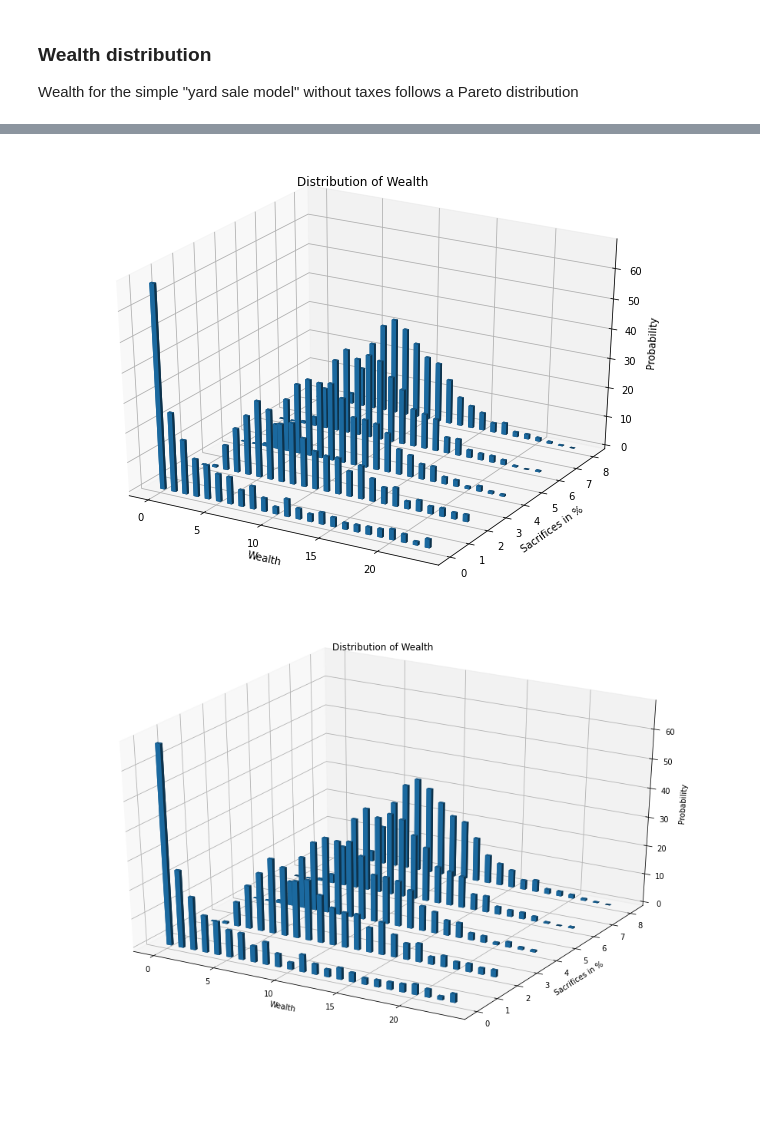
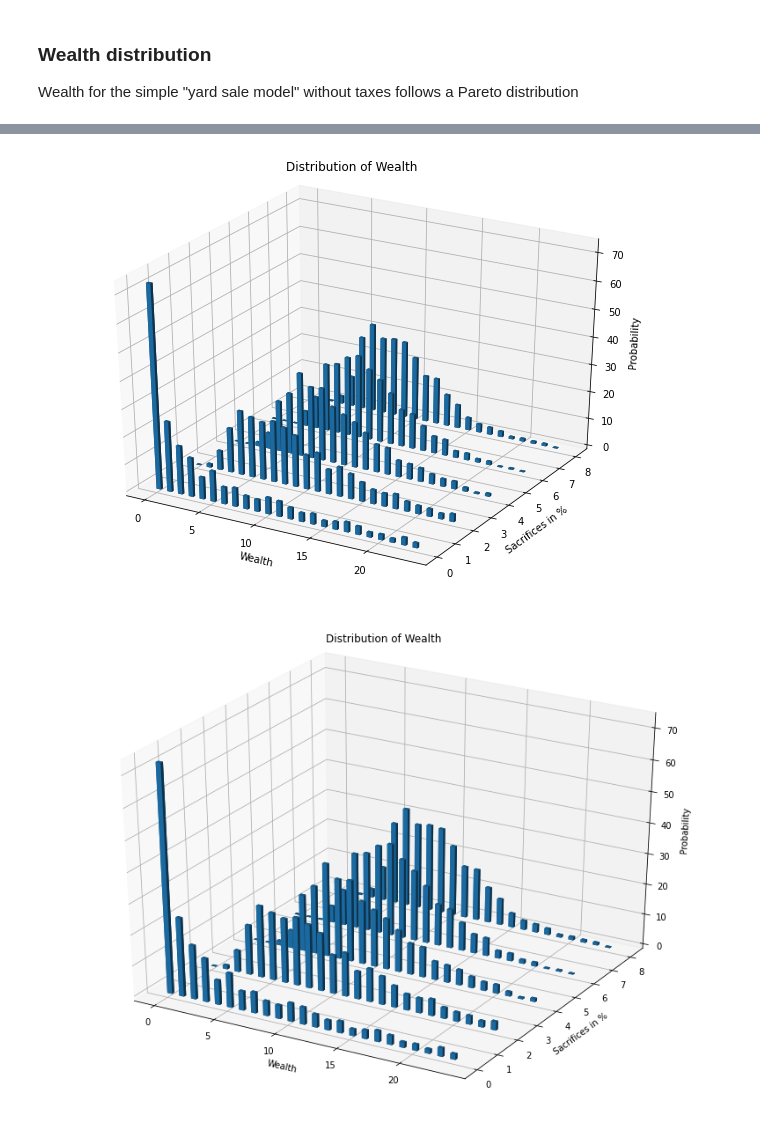
Before and after one commit to JochenFromm/SwarmIntelligence, a Jupyter notebook: notebooks/Wealth.ipynb, the cells around one changed output, grey strips where cells are left out. Drawn from its saved outputs; the diff is of its cells as text; code cells hidden in the pictures; blank space fills up the shorter version.

Commit message:
Update 3D charts

```diff
--- a/notebooks/Wealth.ipynb
+++ b/notebooks/Wealth.ipynb
@@ -332,7 +332,8 @@ plt.savefig("WealthDistributionNoTaxes.svg", format="svg")
 # %%
 %matplotlib inline
-fig = plt.figure(figsize=(25, 8))
-ax = fig.add_subplot(121, projection='3d')
+
+fig = plt.figure(figsize=(11, 8))
+ax = fig.add_subplot(111, projection='3d')
 
 series = 5
 n = 24
@@ -349,42 +350,43 @@ width = 0.4
 depth = 0.1
 
 ax.bar3d(x, y, bottom, width, depth, d, shade=True)
-ax.set_title('Distribution of Wealth')
+ax.set_title('Distribution of Wealth\n')
 ax.set_ylabel('Sacrifices in %')
 ax.set_xlabel('Wealth')
 ax.set_zlabel('Probability')
 
 plt.show()
 # %% [output]
-[figure, old version]
+[figure, new version]
 # %%
 mpl.use('svg')
-fig = plt.figure(figsize=(25, 8))
-ax = fig.add_subplot(121, projection='3d')
+
+fig = plt.figure(figsize=(11, 8))
+ax = fig.add_subplot(111, projection='3d')
 
 series = 5
 n = 24
 bins = np.arange(0,n+1,1)
 d = list(df_0.Wealth) + list(df_2.Wealth) + list(df_4.Wealth) + list(df_6.Wealth) + list(df_8.Wealth)
 
 _x = np.arange(n)
 _y = np.arange(0, (series*2), 2)
 _xx, _yy = np.meshgrid(_x, _y)
 x, y = _xx.ravel(), _yy.ravel()
 
 bottom = np.zeros_like(d)
 width = 0.4
 depth = 0.1
 
 ax.bar3d(x, y, bottom, width, depth, d, shade=True)
-ax.set_title('Distribution of Wealth')
+ax.set_title('Distribution of Wealth\n')
 ax.set_ylabel('Sacrifices in %')
 ax.set_xlabel('Wealth')
 ax.set_zlabel('Probability')
 fig.set_tight_layout(True)
 plt.savefig("WealthDistributionTaxes3D.svg", format="svg")
 # %% [output]
-[figure, old version]
+[figure, new version]
 # %%
 %matplotlib inline
 series = 8
```
Also changed, not shown: parts of 16 cells of this notebook, 4 other files.
